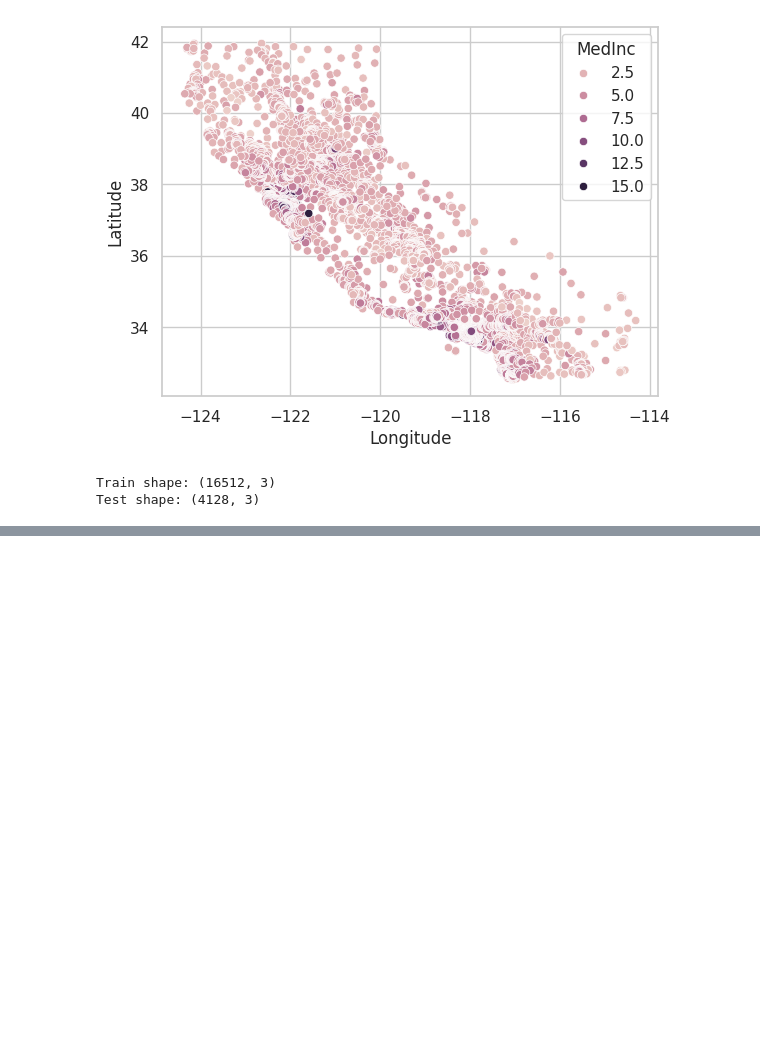
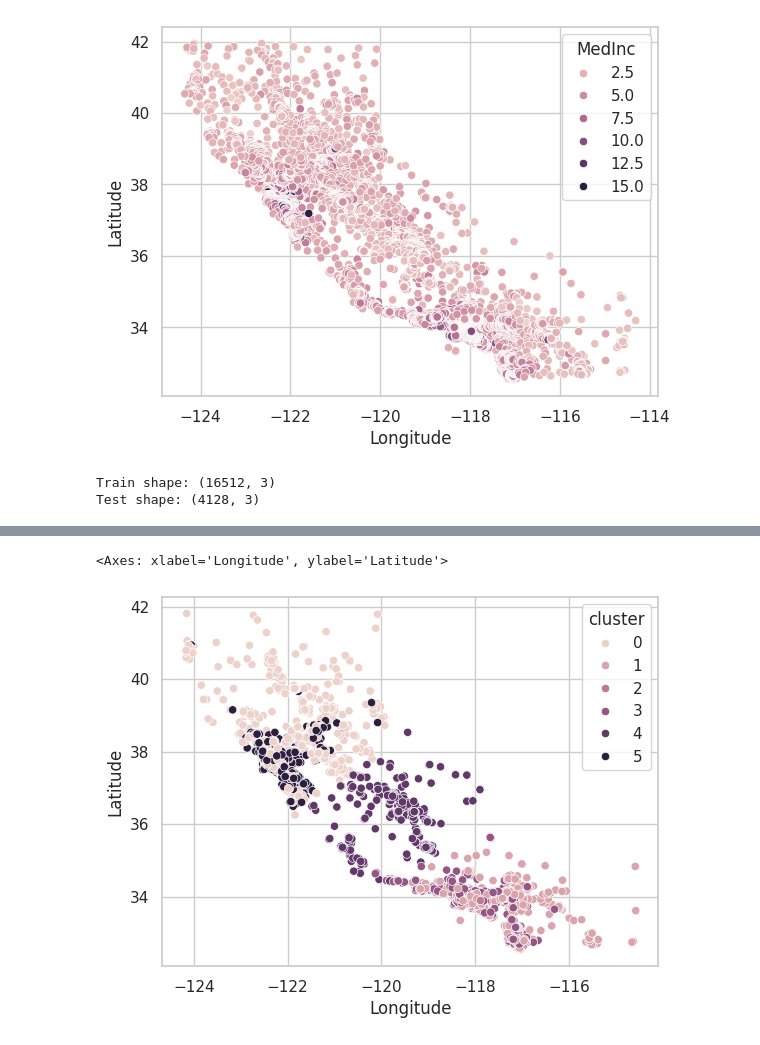
Before and after one commit to 4GeeksAcademy/ginappedrosa-ML-kmeans-housing, a Jupyter notebook: src/explore.ipynb, the cells around one changed output, grey strips where cells are left out. Cells and saved outputs as stored; diff of their text form; code cells hidden in the pictures; blank space fills up the shorter version.

```diff
--- a/src/explore.ipynb
+++ b/src/explore.ipynb
@@ -140,0 +137,6 @@ sns.scatterplot(
+# %%
+total_data = df[features]
+
+X_test['cluster'] = y_test
+print(X_test['cluster'].value_counts())
+print(X_test.head())
@@ -140,0 +158,10 @@ sns.scatterplot(
+# %%
+sns.scatterplot(
+    data=X_test,
+    x="Longitude",
+    y="Latitude",
+    hue="cluster",
+)
+# %% [output]
+<Axes: xlabel='Longitude', ylabel='Latitude'>
+[figure, added]
```
Also changed, not shown: parts of 8 cells of this notebook.
